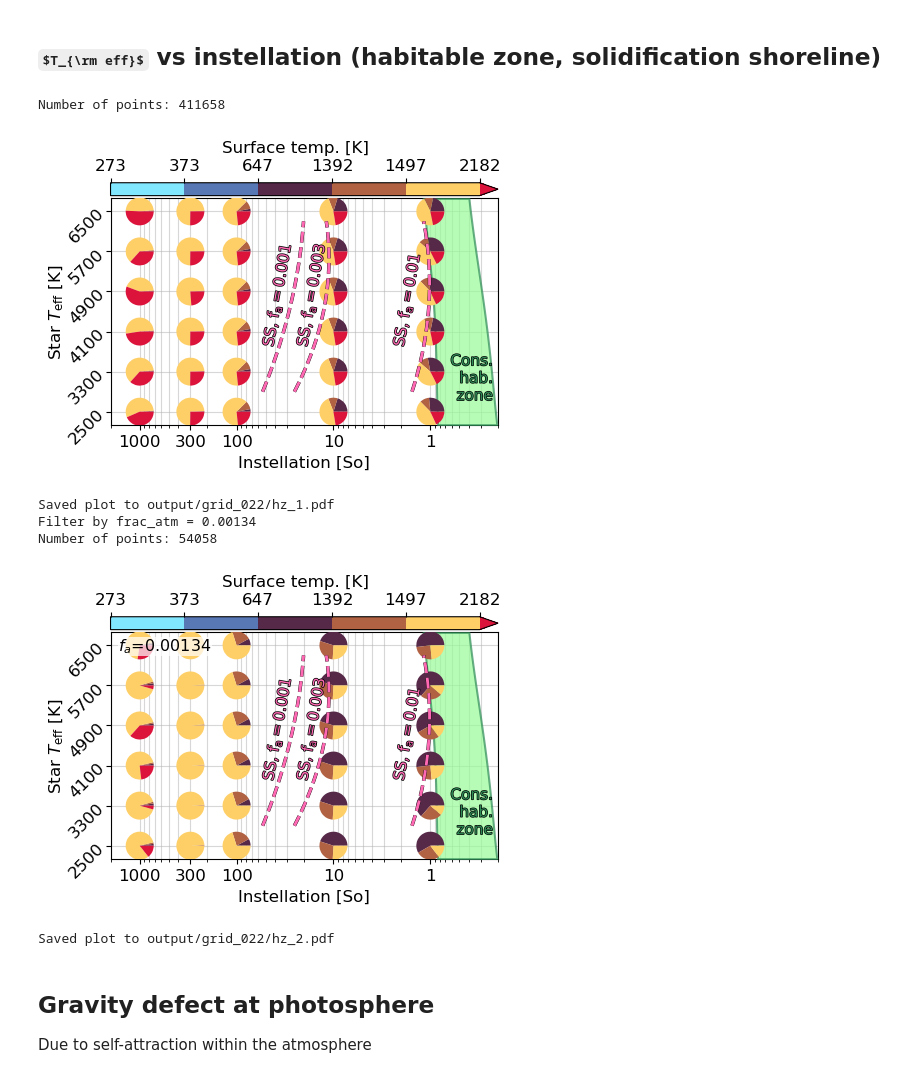
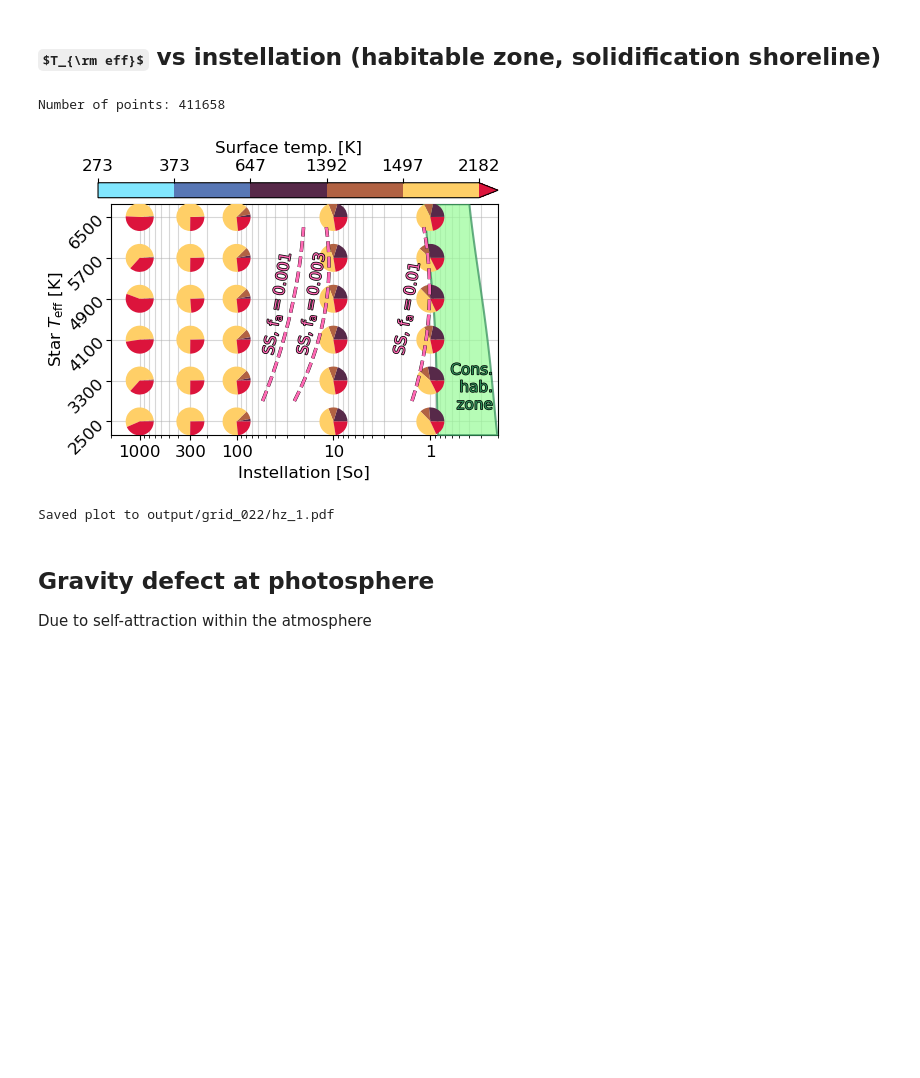
Before and after one commit to nichollsh/InferAGNI, a Jupyter notebook: notebooks/paper_grid.ipynb, the cells around one changed output. Cells and saved outputs as stored; diff of their text form; code cells hidden in the pictures; some formulas as TeX source; blank space fills up the shorter version.

```diff
--- a/notebooks/paper_grid.ipynb
+++ b/notebooks/paper_grid.ipynb
@@ -1456,7 +1456,7 @@ plt.show()
 # %%
 id = 0
 
-def plot_hz(controls = None, scatter=True):
+def plot_hz(controls = None, scatter=False, show_cbar=True, show_xlabel=True):
 
     global id
     id += 1
@@ -1484,7 +1484,7 @@ def plot_hz(controls = None, scatter=True):
 
     print(f"Number of points: {len(df)}")
 
-    fig, ax = plt.subplots(1,1, figsize=(5,3.5))
+    fig, ax = plt.subplots(1,1, figsize=(5,3))
 
 
     xkey = "instellation"
@@ -1566,7 +1566,10 @@ def plot_hz(controls = None, scatter=True):
 
     # colorbar
     # if id == 1:
-    fig.colorbar(sm, ax=ax, label=varprops[ckey].label, pad=0.01, location='top',
+    if show_cbar:
+        sub_w = 0.8
+        sub_ax = fig.add_axes([(1-sub_w)/2, 0.9, sub_w, 0.05])
+        fig.colorbar(sm, cax=sub_ax, label=varprops[ckey].label, pad=0.01, location='top',
                     aspect=30, extend='max')
 
     # ---------------------
@@ -1614,42 +1617,39 @@ def plot_hz(controls = None, scatter=True):
     # ---------------------
     # Decorate
     ax.set_xlim(left=np.amax(x)*2, right=np.amin(x)/5)
-    ax.set_xlabel(xlbl)
+    if show_xlabel:
+        ax.set_xlabel(xlbl)
     if varprops[xkey].log:
         ax.set_xscale("log")
     ax.set_xticks(np.unique(x))
     ax.xaxis.set_major_formatter(mpl.ticker.FormatStrFormatter("%.0f"))
 
     ax.set_ylim(ylim)
     ax.set_ylabel(ylbl, labelpad=0)
     if varprops[ykey].log:
         ax.set_yscale("log")
     ax.set_yticks(np.unique(y))
     ax.tick_params(axis='y', rotation=45, pad=-1)
 
     # grid lines
     ax.grid(alpha=0.5, zorder=-2, which='both')
 
     # ---------------------
     # show and save
     # fig.tight_layout()
     plt.show()
 
 
     fname = os.path.join(plots_dir,f"hz_{id}.pdf")
     fig.savefig(fname, dpi=DPI, bbox_inches='tight')
     print(f"Saved plot to {fname}")
 
-plot_hz(controls={}, scatter=False)
-plot_hz(controls={"frac_atm":unique_vals["frac_atm"][1]}, scatter=False)
+plot_hz(controls={}, show_cbar=True, show_xlabel=True)
+# plot_hz(controls={"frac_atm":unique_vals["frac_atm"][1]}, show_cbar=False, show_xlabel=True)
 # %% [output]
 Number of points: 411658
-[figure, old version]
+[figure, new version]
 Saved plot to output/grid_022/hz_1.pdf
-Filter by frac_atm = 0.00134
-Number of points: 54058
-[figure, removed]
-Saved plot to output/grid_022/hz_2.pdf
 # %% [markdown]
 ## Gravity defect at photosphere
 Due to self-attraction within the atmosphere
```
Also changed, not shown: parts of 1 cell of this notebook, 4 other files.
